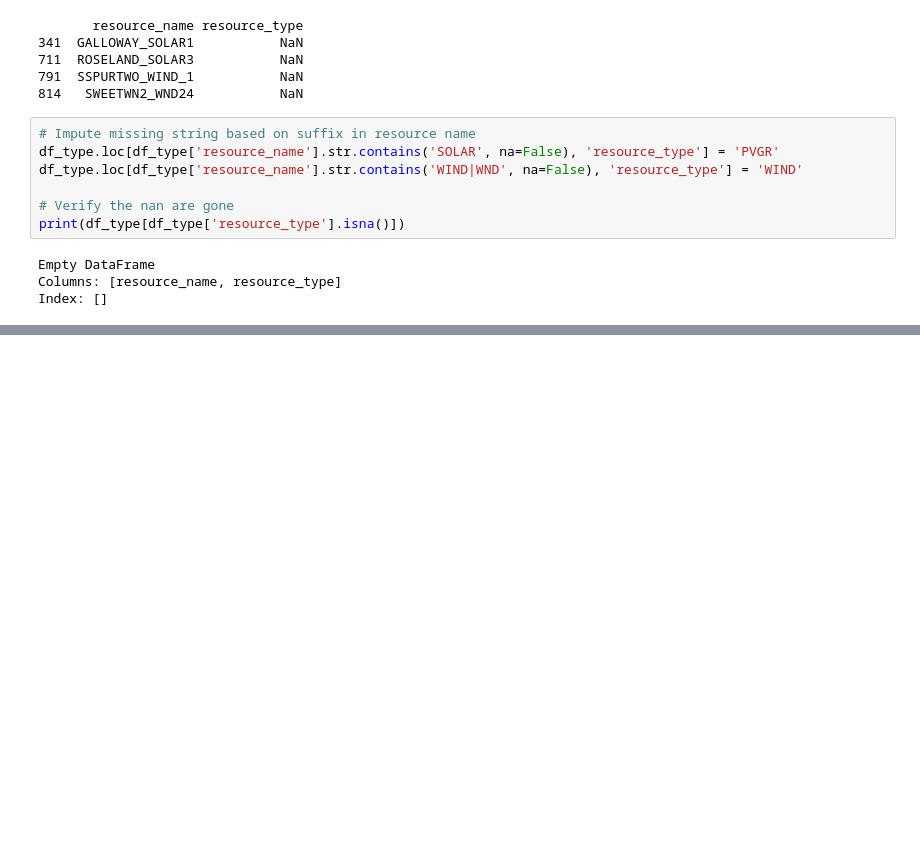
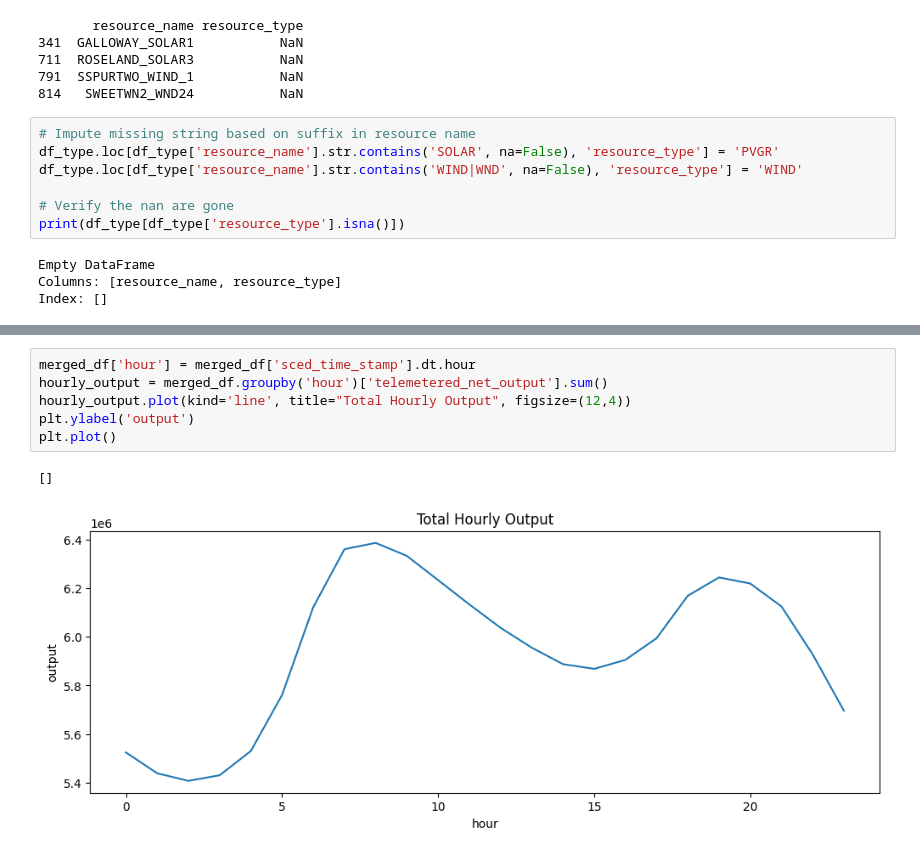
Before and after one commit to gavinjqu/predoc-practice, a Jupyter notebook: predoc_data_task/task_1/datatask1_notebook.ipynb, the cells around one changed output, grey strips where cells are left out. Drawn from its saved outputs; the diff is of its cells as text; blank space fills up the shorter version.

```diff
--- a/predoc_data_task/task_1/datatask1_notebook.ipynb
+++ b/predoc_data_task/task_1/datatask1_notebook.ipynb
@@ -169,0 +253,9 @@ Index: []
+# %%
+merged_df['hour'] = merged_df['sced_time_stamp'].dt.hour
+hourly_output = merged_df.groupby('hour')['telemetered_net_output'].sum()
+hourly_output.plot(kind='line', title="Total Hourly Output", figsize=(12,4))
+plt.ylabel('output')
+plt.plot()
+# %% [output]
+[]
+[figure, added]
```
Also changed, not shown: parts of 23 cells of this notebook, 2 other files.
